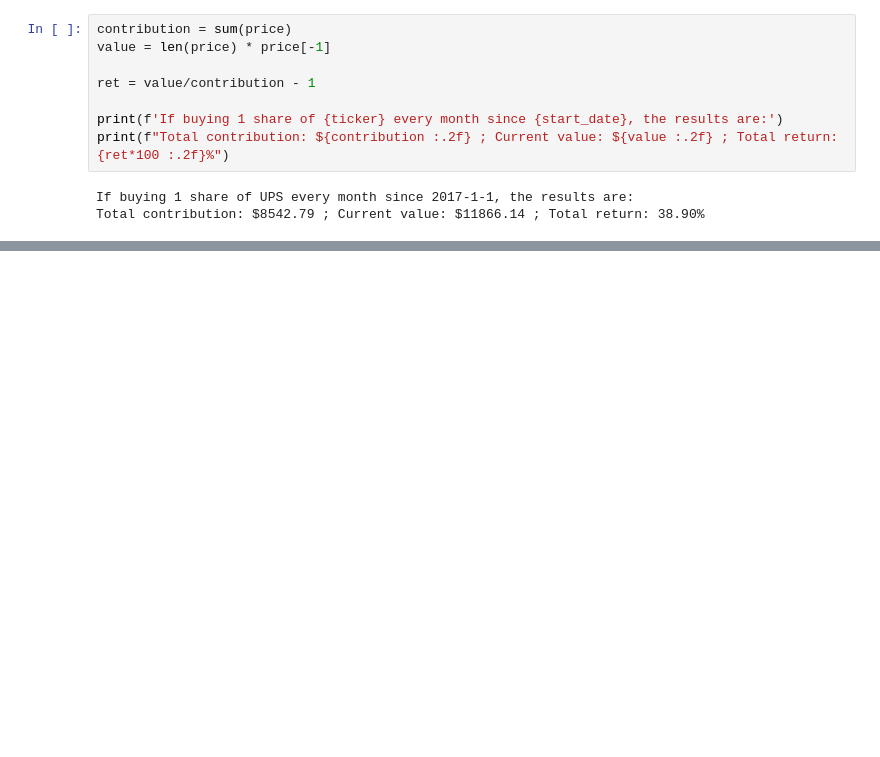
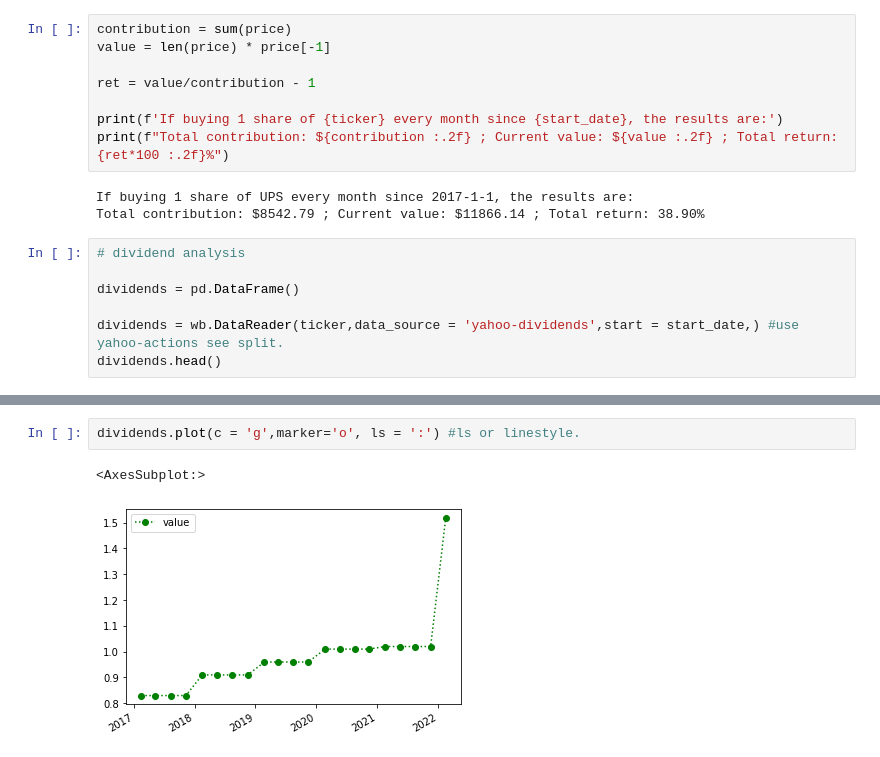
Before and after one commit to KuoLiang-hub/simulate-efficient-frontier-3tickers, a Jupyter notebook: single_stock_simple_analysis.ipynb, the cells around one changed output, grey strips where cells are left out. Cells and saved outputs as stored; diff of their text form; blank space fills up the shorter version.

```diff
--- a/constanct-inv.ipynb
+++ b/single_stock_simple_analysis.ipynb
@@ -43,3 +44,10 @@ print(f"Total contribution: ${contribution :.2f} ; Current value: ${value :.2f}
 # %% [output]
 If buying 1 share of UPS every month since 2017-1-1, the results are:
 Total contribution: $8542.79 ; Current value: $11866.14 ; Total return: 38.90%
+# %%
+# dividend analysis
+
+dividends = pd.DataFrame()
+
+dividends = wb.DataReader(ticker,data_source = 'yahoo-dividends',start = start_date,) #use yahoo-actions see split.
+dividends.head()
@@ -45,0 +70,5 @@ Total contribution: $8542.79 ; Current value: $11866.14 ; Total return: 38.90%
+# %%
+dividends.plot(c = 'g',marker='o', ls = ':') #ls or linestyle.
+# %% [output]
+<AxesSubplot:>
+[figure, added]
```
Also changed, not shown: parts of 4 cells of this notebook, 1 other file.
